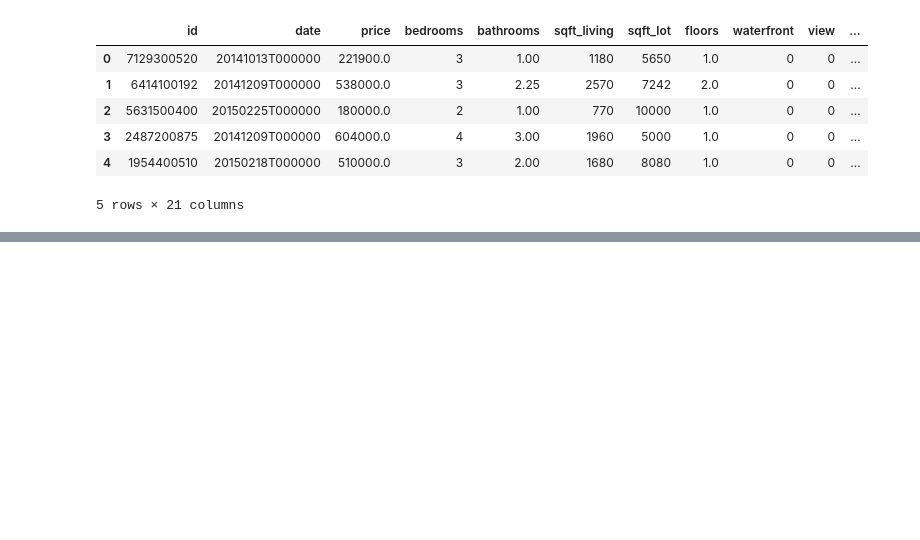
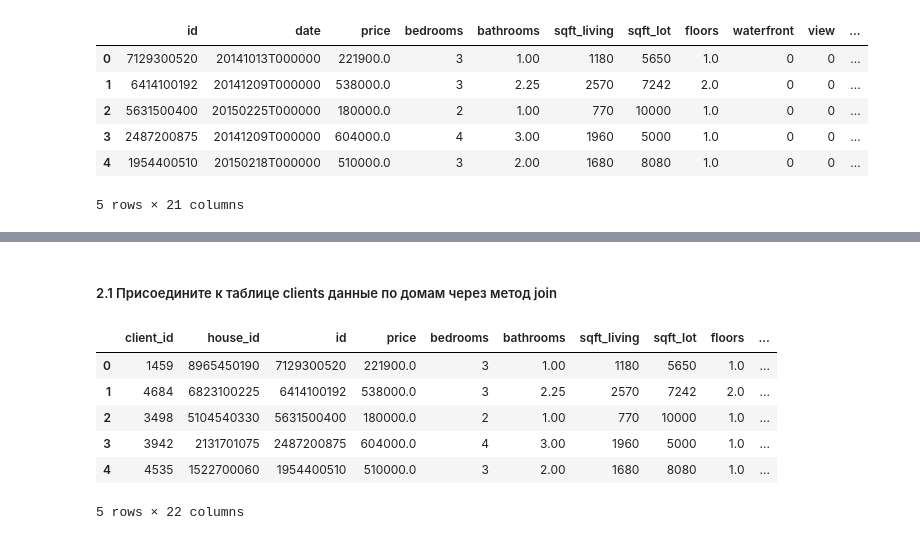
Before and after one commit to Grix1991/Homework-Python-Analysis, a Jupyter notebook: Homework3.ipynb, the cells around one changed output, grey strips where cells are left out. Saved outputs shown, nothing was run; the diff lists cells and outputs as text; code cells hidden in the pictures; blank space fills up the shorter version.

```diff
--- a/Homework3.ipynb
+++ b/Homework3.ipynb
@@ -14,0 +77,13 @@ df.head()
+# %%
+clients = pd.DataFrame({
+    'client_id': [1459, 4684, 3498, 3942, 4535, 2308, 2866, 2765, 1472, 4236,
+                  2295, 939, 3840, 280, 20, 4332, 3475, 4213, 3113, 4809,
+                  2134, 2242, 2068, 4929, 1384, 1589, 3317, 2260, 1727, 1764,
+                  1611, 1474],
+    'house_id': [8965450190, 6823100225, 5104540330, 2131701075, 1522700060, 1189000207,
+                 6821600300, 7137950720, 9510920050, 6131600255, 5428000070, 1788800910,
+                 8100400160, 3123049142, 6306800010, 5083000375, 7920100025, 1951600150,
+                 809001400, 339600110, 1622049154, 1099600250, 8563000110, 2768100205,
+                 3995700435, 8861700030, 3303980210, 7731100066, 8146100580, 825069097,
+                 3889100029, 9524100196] })
+clients.head()
@@ -14,0 +97,13 @@ df.head()
+# %% [markdown]
+##### 2.1 Присоедините к таблице clients данные по домам через метод join
+# %%
+copy_clients_join = clients.join(df)
+copy_clients_join.head()
+# %% [output]
+|  | client_id | house_id | id | price | bedrooms | bathrooms | sqft_living | sqft_lot | floors | ... |
+| 0 | 1459 | 8965450190 | 7129300520 | 221900.0 | 3 | 1.00 | 1180 | 5650 | 1.0 | ... |
+| 1 | 4684 | 6823100225 | 6414100192 | 538000.0 | 3 | 2.25 | 2570 | 7242 | 2.0 | ... |
+| 2 | 3498 | 5104540330 | 5631500400 | 180000.0 | 2 | 1.00 | 770 | 10000 | 1.0 | ... |
+| 3 | 3942 | 2131701075 | 2487200875 | 604000.0 | 4 | 3.00 | 1960 | 5000 | 1.0 | ... |
+| 4 | 4535 | 1522700060 | 1954400510 | 510000.0 | 3 | 2.00 | 1680 | 8080 | 1.0 | ... |
+5 rows × 22 columns
```
Also changed, not shown: parts of 21 cells of this notebook.
